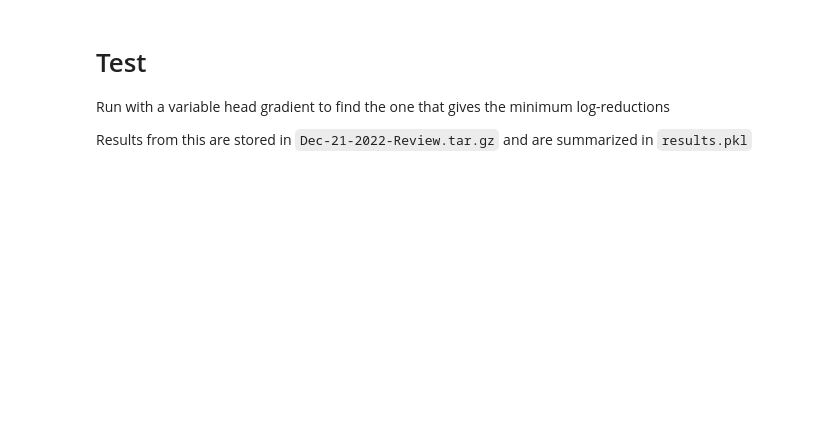
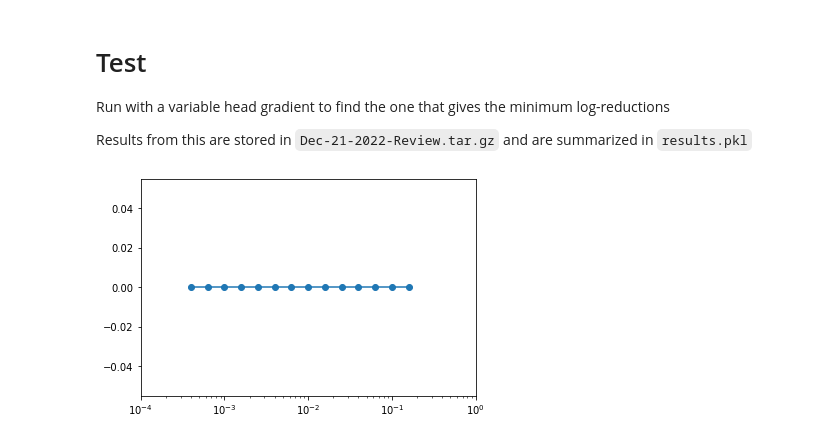
Before and after one commit to edsaac/bioparticle, a Jupyter notebook: notebooks/Concepts/Dec2022Review/RunBatchPFLOTRAN_SingleVariable.ipynb, the cells around one changed output. Saved outputs shown, nothing was run; the diff lists cells and outputs as text; code cells hidden in the pictures; blank space fills up the shorter version.

```diff
--- a/notebooks/Concepts/Dec2022Review/RunBatchPFLOTRAN_SingleVariable.ipynb
+++ b/notebooks/Concepts/Dec2022Review/RunBatchPFLOTRAN_SingleVariable.ipynb
@@ -112,3 +108,20 @@ I_array = np.power(10.0, I_array)
+# %%
+# I_array = np.concatenate([
+#     [-3.8, -3.4],
+#     np.linspace(-3.0, -1.2, 12),
+#     [-1.0, -0.8]
+#     ])
+
+I_array = np.linspace(-3.4, -0.8, 14)
+I_array = np.power(10.0, I_array)
+
+import matplotlib.pyplot as plt
+fig,ax = plt.subplots()
+ax.plot(I_array, np.zeros_like(I_array), marker="o")
+ax.set(xscale='log', xlim=(1e-4,1e-0))
+plt.show()
+# %% [output]
+[figure, added]
 # %%
 for headGradient in I_array:
     caseDict['Gradient']['X'].value  = headGradient
```
Also changed, not shown: parts of 8 cells of this notebook, 30 other files.
